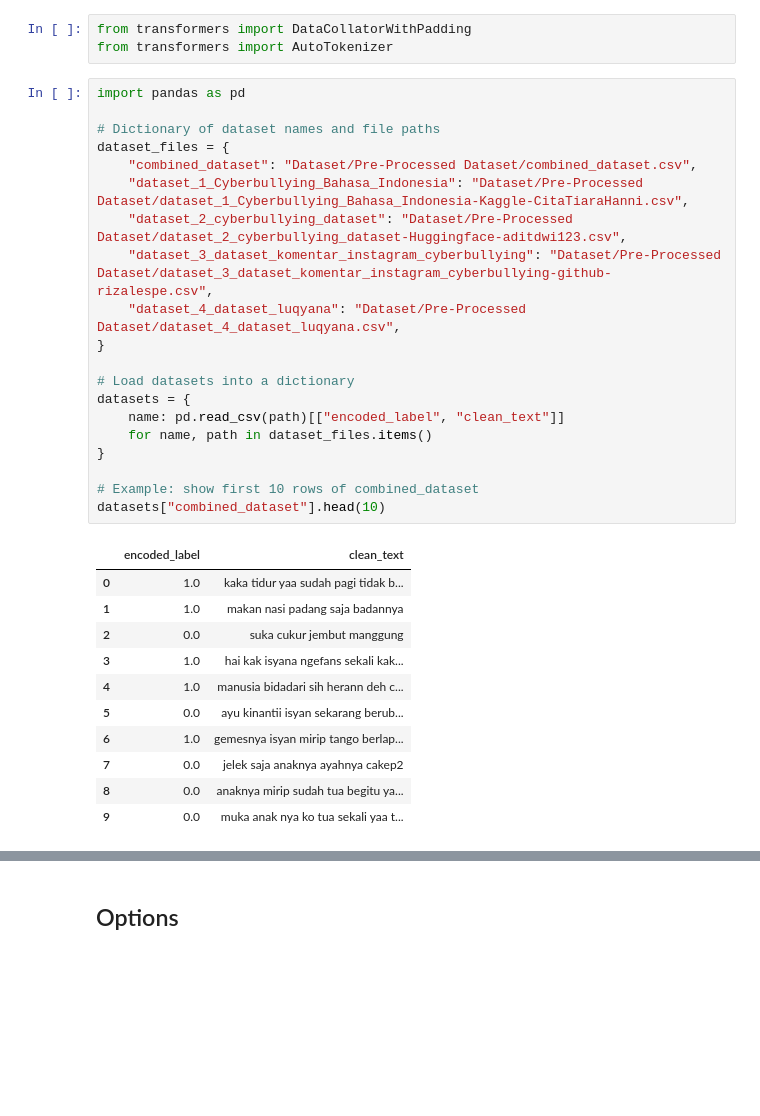
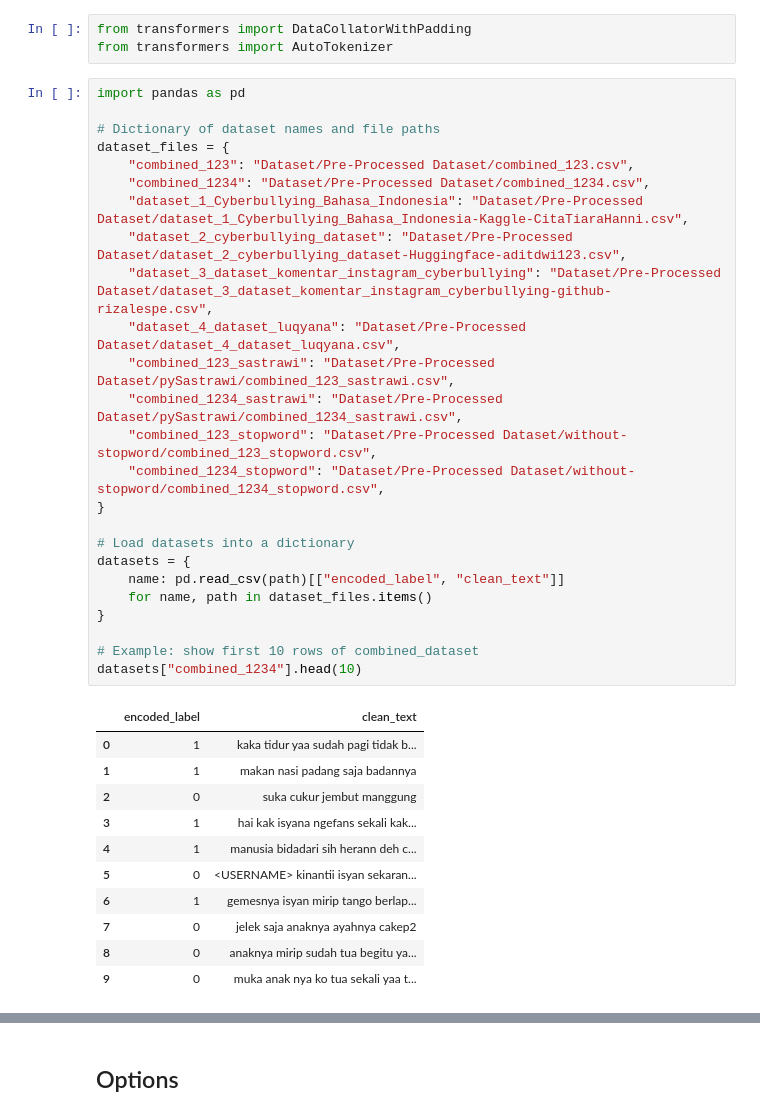
Before and after one commit to WilliamAxelC/Indonesian-Cyberbullying-Detection-with-Distilbert, a Jupyter notebook: Cyberbullying-Train-Test-Bert-Distil.ipynb, the cells around one changed output, grey strips where cells are left out. Drawn from its saved outputs; the diff is of its cells as text; blank space fills up the shorter version.

```diff
--- a/Cyberbullying-Train-Test-Bert-Distil.ipynb
+++ b/Cyberbullying-Train-Test-Bert-Distil.ipynb
@@ -11,32 +13,37 @@ from transformers import AutoTokenizer
 # %%
 import pandas as pd
 
 # Dictionary of dataset names and file paths
 dataset_files = {
-    "combined_dataset": "Dataset/Pre-Processed Dataset/combined_dataset.csv",
+    "combined_123": "Dataset/Pre-Processed Dataset/combined_123.csv",
+    "combined_1234": "Dataset/Pre-Processed Dataset/combined_1234.csv",
     "dataset_1_Cyberbullying_Bahasa_Indonesia": "Dataset/Pre-Processed Dataset/dataset_1_Cyberbullying_Bahasa_Indonesia-Kaggle-CitaTiaraHanni.csv",
     "dataset_2_cyberbullying_dataset": "Dataset/Pre-Processed Dataset/dataset_2_cyberbullying_dataset-Huggingface-aditdwi123.csv",
     "dataset_3_dataset_komentar_instagram_cyberbullying": "Dataset/Pre-Processed Dataset/dataset_3_dataset_komentar_instagram_cyberbullying-github-rizalespe.csv",
     "dataset_4_dataset_luqyana": "Dataset/Pre-Processed Dataset/dataset_4_dataset_luqyana.csv",
+    "combined_123_sastrawi": "Dataset/Pre-Processed Dataset/pySastrawi/combined_123_sastrawi.csv",
+    "combined_1234_sastrawi": "Dataset/Pre-Processed Dataset/pySastrawi/combined_1234_sastrawi.csv",
+    "combined_123_stopword": "Dataset/Pre-Processed Dataset/without-stopword/combined_123_stopword.csv",
+    "combined_1234_stopword": "Dataset/Pre-Processed Dataset/without-stopword/combined_1234_stopword.csv",
 }
 
 # Load datasets into a dictionary
 datasets = {
     name: pd.read_csv(path)[["encoded_label", "clean_text"]]
     for name, path in dataset_files.items()
 }
 
 # Example: show first 10 rows of combined_dataset
-datasets["combined_dataset"].head(10)
+datasets["combined_1234"].head(10)
 # %% [output]
 |  | encoded_label | clean_text |
-| 0 | 1.0 | kaka tidur yaa sudah pagi tidak b... |
-| 1 | 1.0 | makan nasi padang saja badannya |
-| 2 | 0.0 | suka cukur jembut manggung |
-| 3 | 1.0 | hai kak isyana ngefans sekali kak... |
-| 4 | 1.0 | manusia bidadari sih herann deh c... |
-| 5 | 0.0 | ayu kinantii isyan sekarang berub... |
-| 6 | 1.0 | gemesnya isyan mirip tango berlap... |
-| 7 | 0.0 | jelek saja anaknya ayahnya cakep2 |
-| 8 | 0.0 | anaknya mirip sudah tua begitu ya... |
-| 9 | 0.0 | muka anak nya ko tua sekali yaa t... |
+| 0 | 1 | kaka tidur yaa sudah pagi tidak b... |
+| 1 | 1 | makan nasi padang saja badannya |
+| 2 | 0 | suka cukur jembut manggung |
+| 3 | 1 | hai kak isyana ngefans sekali kak... |
+| 4 | 1 | manusia bidadari sih herann deh c... |
+| 5 | 0 | <USERNAME> kinantii isyan sekaran... |
+| 6 | 1 | gemesnya isyan mirip tango berlap... |
+| 7 | 0 | jelek saja anaknya ayahnya cakep2 |
+| 8 | 0 | anaknya mirip sudah tua begitu ya... |
+| 9 | 0 | muka anak nya ko tua sekali yaa t... |
```
Also changed, not shown: parts of 15 cells of this notebook.
